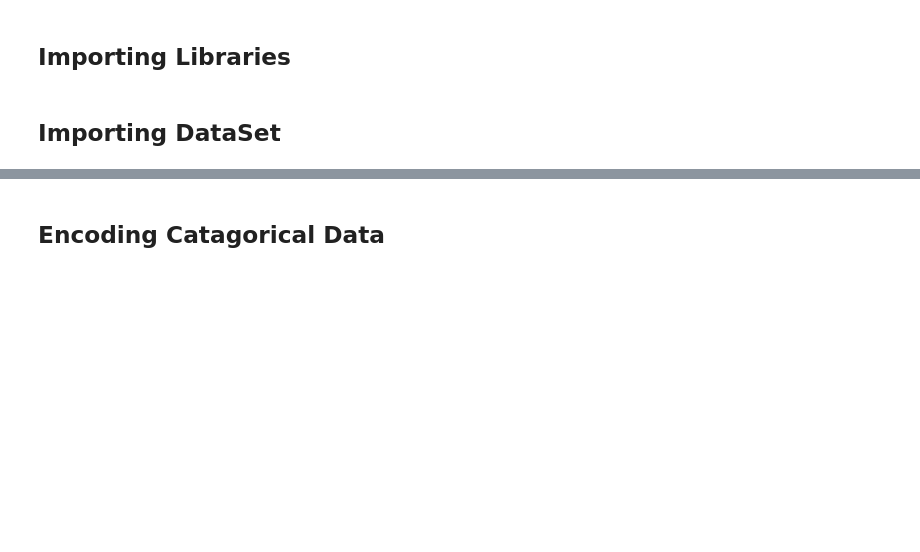
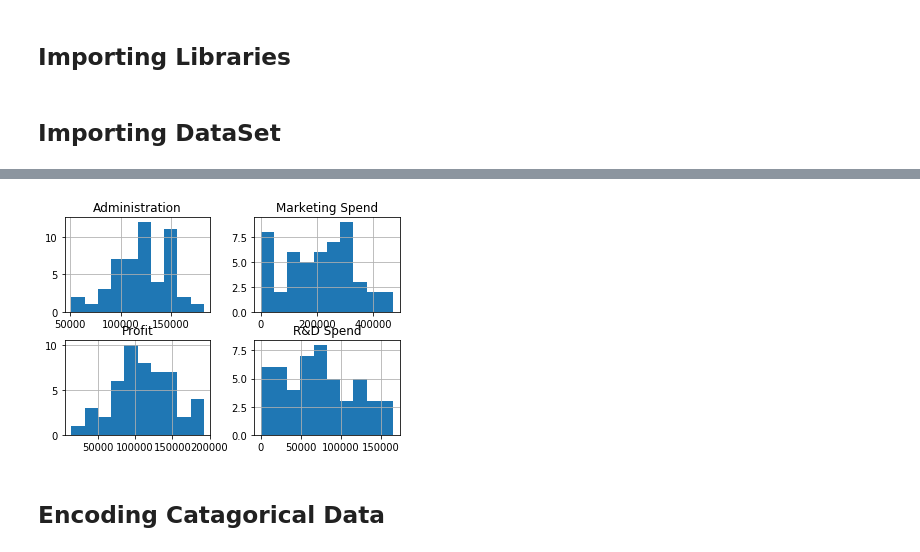
Before and after one commit to Paulmridul/Machine-Learning2, a Jupyter notebook: Regression/MLR/mlr.ipynb, the cells around one changed output, grey strips where cells are left out. Drawn from its saved outputs; the diff is of its cells as text; code cells hidden in the pictures; blank space fills up the shorter version.

```diff
--- a/Regression/MLR/mlr.ipynb
+++ b/Regression/MLR/mlr.ipynb
@@ -15,3 +45,8 @@ y = dataset.iloc[:, -1].values
+# %%
+dataset.hist()
+plt.show()
+# %% [output]
+[figure, added]
 # %% [markdown]
 ## Encoding Catagorical Data
 # %%
```
Also changed, not shown: parts of 4 cells of this notebook.
